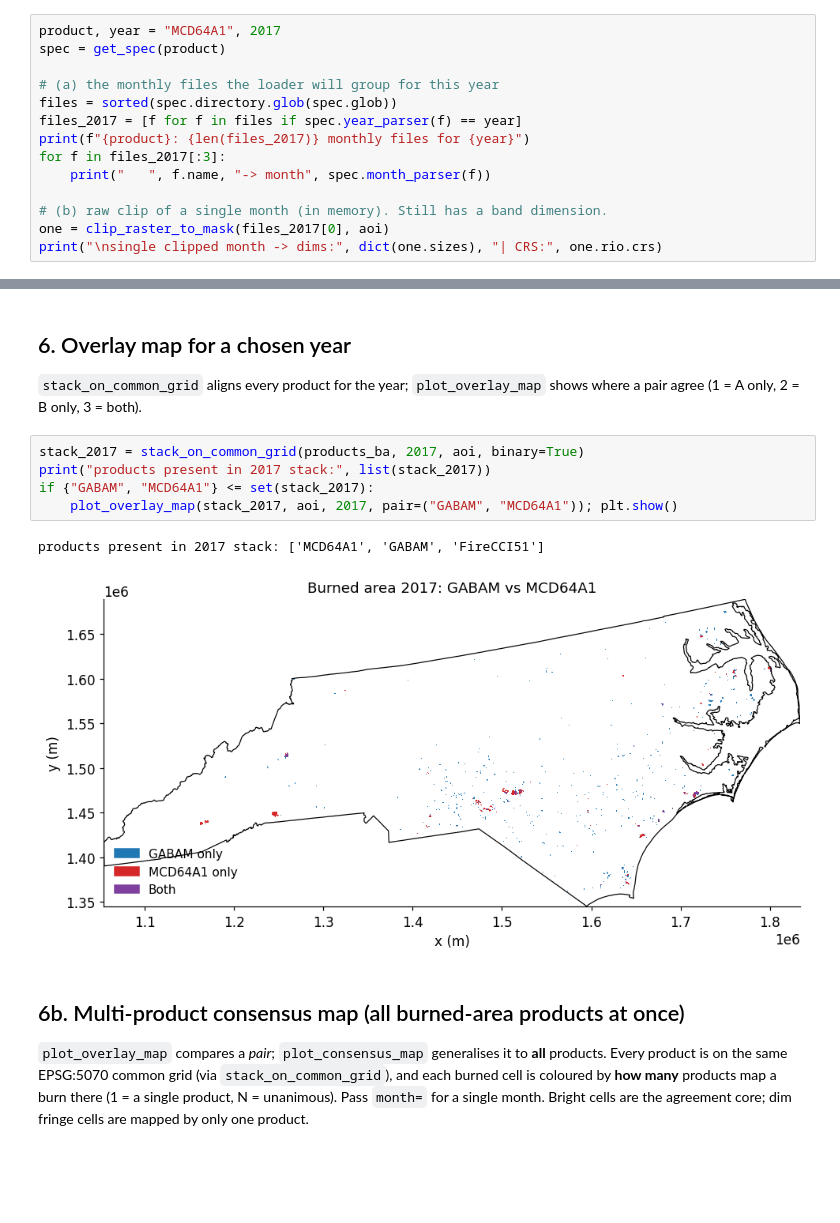
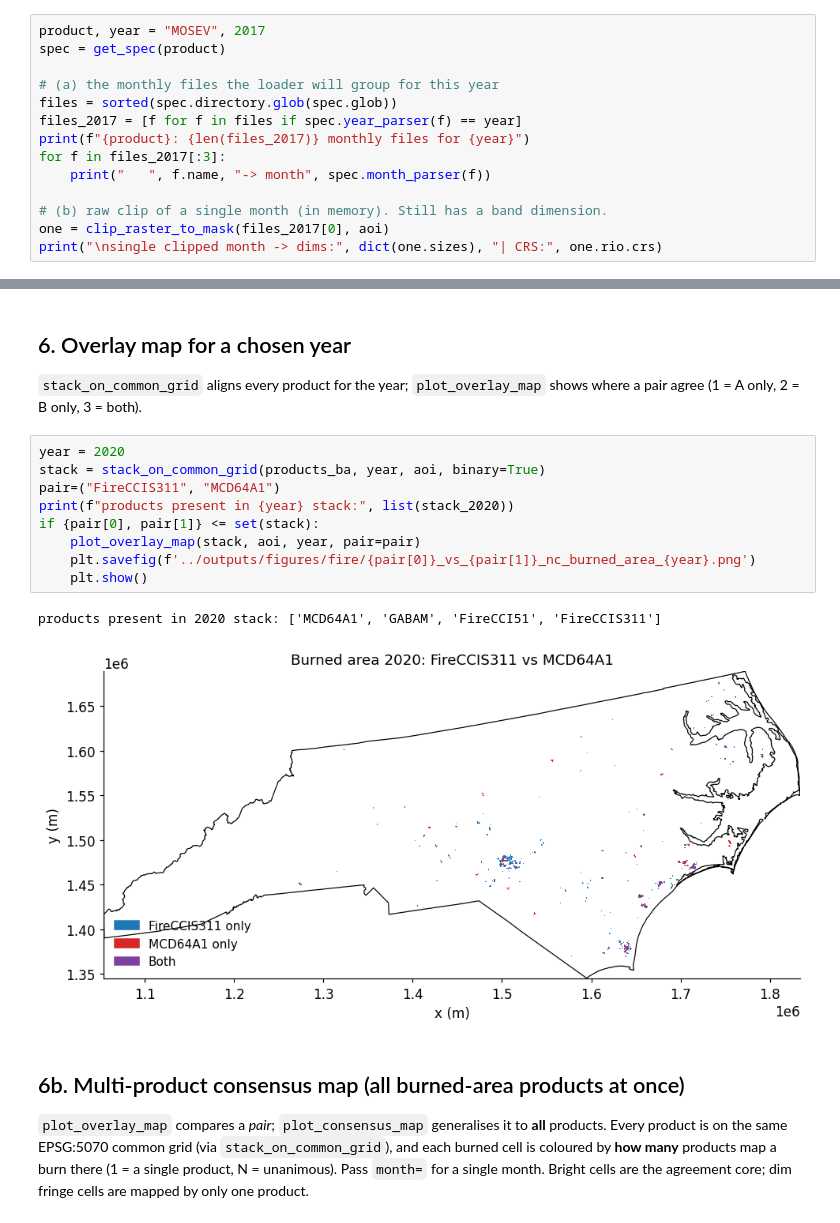
Before and after one commit to jimzhang629/peat_fire_stanback, a Jupyter notebook: notebooks/run_fire_comparison.ipynb, the cells around one changed output, grey strips where cells are left out. Cells and saved outputs as stored; diff of their text form; blank space fills up the shorter version.

```diff
--- a/notebooks/run_fire_comparison.ipynb
+++ b/notebooks/run_fire_comparison.ipynb
@@ -82,7 +80,7 @@ pd.DataFrame(rows).set_index("product")
 We trace MCD64A1 / 2017. First the raw clip (note it keeps a singleton `band` dim), then the
 standardized annual mask the toolkit actually uses (band squeezed, months OR'd).
 # %%
-product, year = "MCD64A1", 2017
+product, year = "MOSEV", 2017
 spec = get_spec(product)
 
 # (a) the monthly files the loader will group for this year
@@ -228,13 +260,17 @@ KeyboardInterrupt:
 `stack_on_common_grid` aligns every product for the year; `plot_overlay_map` shows where a pair agree
 (1 = A only, 2 = B only, 3 = both).
 # %%
-stack_2017 = stack_on_common_grid(products_ba, 2017, aoi, binary=True)
-print("products present in 2017 stack:", list(stack_2017))
-if {"GABAM", "MCD64A1"} <= set(stack_2017):
-    plot_overlay_map(stack_2017, aoi, 2017, pair=("GABAM", "MCD64A1")); plt.show()
+year = 2020
+stack = stack_on_common_grid(products_ba, year, aoi, binary=True)
+pair=("FireCCIS311", "MCD64A1")
+print(f"products present in {year} stack:", list(stack_2020))
+if {pair[0], pair[1]} <= set(stack):
+    plot_overlay_map(stack, aoi, year, pair=pair)
+    plt.savefig(f'../outputs/figures/fire/{pair[0]}_vs_{pair[1]}_nc_burned_area_{year}.png')
+    plt.show()
 # %% [output]
-products present in 2017 stack: ['MCD64A1', 'GABAM', 'FireCCI51']
+products present in 2020 stack: ['MCD64A1', 'GABAM', 'FireCCI51', 'FireCCIS311']
-[figure, old version]
+[figure, new version]
 # %% [markdown]
 ## 6b. Multi-product consensus map (all burned-area products at once)
 
```
Also changed, not shown: parts of 23 cells of this notebook, 1 other file.
